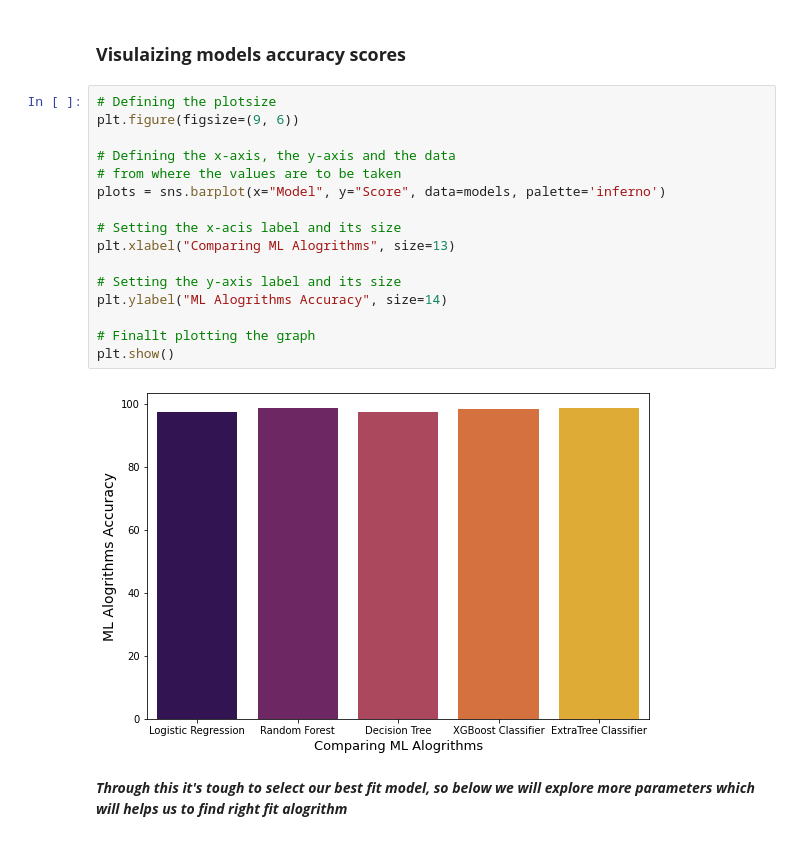
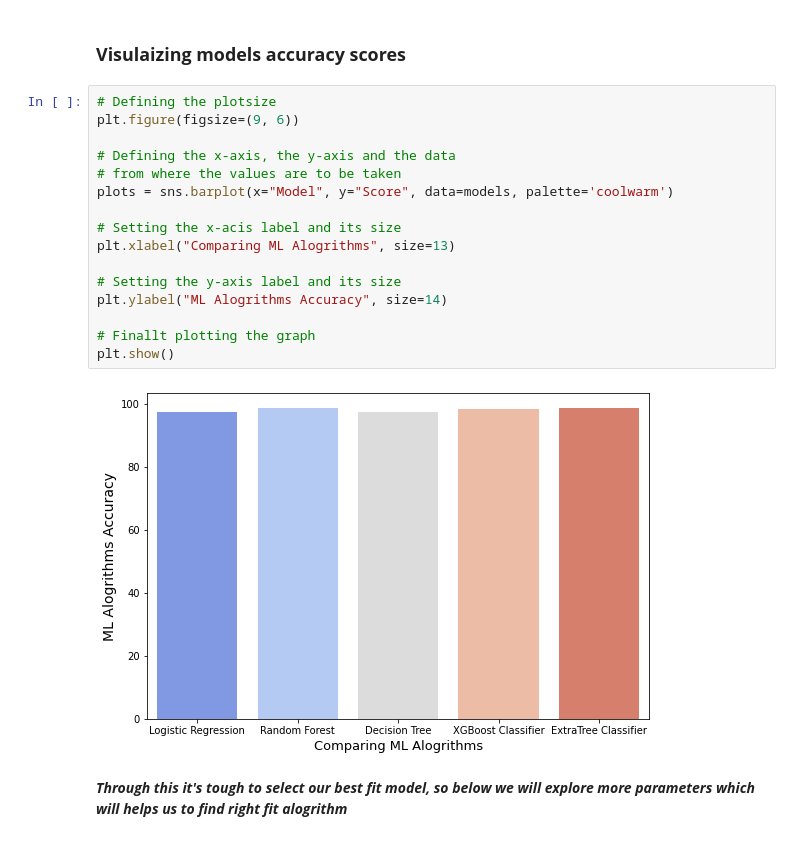
Before and after one commit to deepak7642/Projects, a Jupyter notebook: fiverr-capstone-project.ipynb, the cells around one changed output. Cells and saved outputs as stored; diff of their text form.

```diff
--- a/fiverr-capstone-project.ipynb
+++ b/fiverr-capstone-project.ipynb
@@ -595,21 +555,21 @@ models.sort_values(by='Score', ascending=False)
 # %%
 # Defining the plotsize
 plt.figure(figsize=(9, 6))
 
 # Defining the x-axis, the y-axis and the data
 # from where the values are to be taken
-plots = sns.barplot(x="Model", y="Score", data=models, palette='inferno')
+plots = sns.barplot(x="Model", y="Score", data=models, palette='coolwarm')
 
 # Setting the x-acis label and its size
 plt.xlabel("Comparing ML Alogrithms", size=13)
 
 # Setting the y-axis label and its size
 plt.ylabel("ML Alogrithms Accuracy", size=14)
 
 # Finallt plotting the graph
 plt.show()
 # %% [output]
-[figure, old version]
+[figure, new version]
 # %% [markdown]
 ***Through this it's tough to select our best fit model, so below we will explore more parameters which will helps us to find right fit alogrithm***
 # %% [markdown]
```
Also changed, not shown: parts of 64 cells of this notebook.
